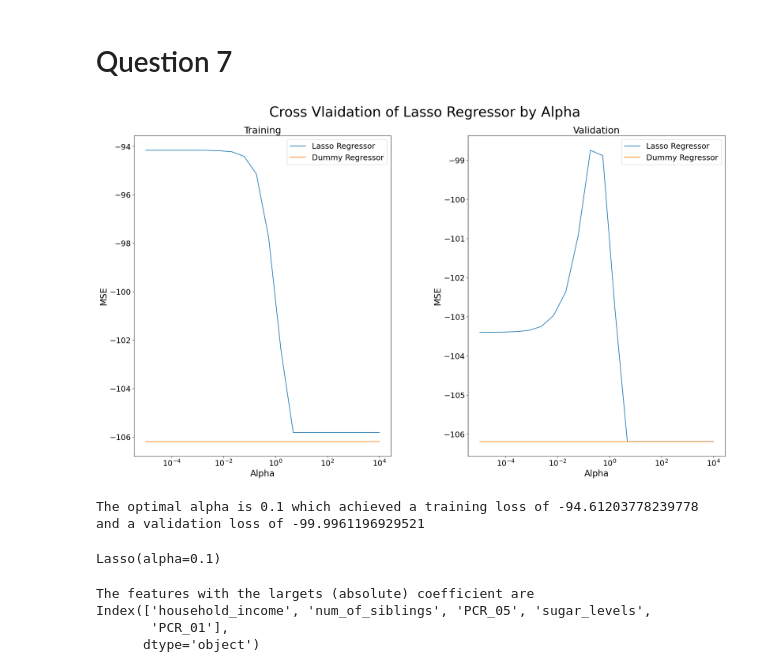
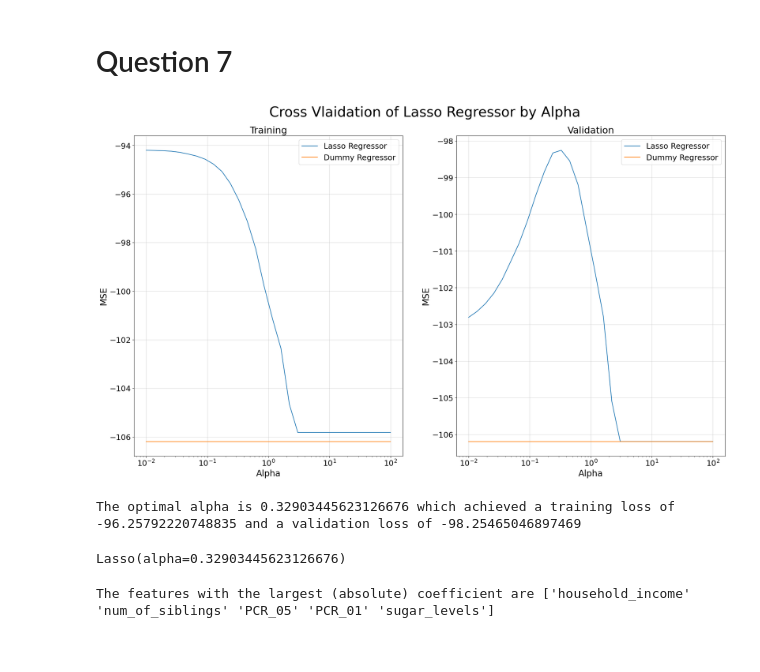
Before and after one commit to Ofir-Manor/Long3, a Jupyter notebook: 316084623-311288203.ipynb, the cells around one changed output. Drawn from its saved outputs; the diff is of its cells as text; code cells hidden in the pictures.

```diff
--- a/316084623-311288203.ipynb
+++ b/316084623-311288203.ipynb
@@ -210,11 +210,12 @@ def semilogx_plot(hp_list, cv_train_score, cv_val_score, dummy_train_score, dumm
     fig, axs = plt.subplots(1, 2, figsize=(20, 12))
     plt.suptitle(f"Cross Vlaidation of {model_title} by {hp_title}", fontsize=32)
     plt.tight_layout()
-    fig.subplots_adjust(hspace=0.5, wspace=0.3, top=0.9)
+    fig.subplots_adjust(hspace=0.5, wspace=0.2, top=0.9)
     axs = np.ravel(axs)
 
     axs[0].semilogx(hp_list, cv_train_score, label=model_title)
     axs[0].semilogx(hp_list, dummy_train_score, label="Dummy Regressor")
+    axs[0].grid(alpha = 0.5)
     axs[0].legend()
     axs[0].set_title("Training")
     axs[0].set_xlabel(hp_title)
@@ -222,6 +223,7 @@ def semilogx_plot(hp_list, cv_train_score, cv_val_score, dummy_train_score, dumm
 
     axs[1].semilogx(hp_list, cv_val_score, label=model_title)
     axs[1].semilogx(hp_list, dummy_val_score, label="Dummy Regressor")
+    axs[1].grid(alpha = 0.5)
     axs[1].legend()
     axs[1].set_title("Validation")
     axs[1].set_xlabel(hp_title)
@@ -258,39 +262,37 @@ LinearRegressor(lr=0.01)
 # %%
 from sklearn.linear_model import Lasso
 
-alpha_list = np.logspace(-5, 4, 20)
+alpha_list = np.logspace(-2, 2, 30)
 alpha_list = [0] + alpha_list
 mean_train_score = []
 mean_val_score = []
 
 for alpha in alpha_list:
     cur_lasso = Lasso(alpha = alpha, fit_intercept=True)
     cv_lasso_scores = cross_validate(cur_lasso, train_X, train_y, scoring="neg_mean_squared_error", cv=5, return_train_score=True)
     mean_train_score = np.append(mean_train_score, np.mean(cv_lasso_scores['train_score']))
     mean_val_score = np.append(mean_val_score, np.mean(cv_lasso_scores['test_score']))
 
 dummy_mean_train = np.full(shape=mean_train_score.shape, fill_value = dummy_redr_train_loss)
 dummy_mean_val = np.full(shape=mean_val_score.shape, fill_value = dummy_redr_val_loss)
 
 semilogx_plot(alpha_list, mean_train_score, mean_val_score, dummy_mean_train, dummy_mean_val, "Alpha", "Lasso Regressor")
 # %% [output]
-[figure, old version]
+[figure, new version]
 # %%
 opt_alpha_idx = np.argmax(mean_val_score)
 opt_alpha = alpha_list[opt_alpha_idx]
 print(f"The optimal alpha is {opt_alpha} which achieved a training loss of {mean_train_score[opt_alpha_idx]} and a validation loss of {mean_val_score[opt_alpha_idx]}")
 # %% [output]
-The optimal alpha is 0.1 which achieved a training loss of -94.61203778239778 and a validation loss of -99.9961196929521
+The optimal alpha is 0.32903445623126676 which achieved a training loss of -96.25792220748835 and a validation loss of -98.25465046897469
 # %%
 lasso_regressor = Lasso(alpha = opt_alpha, fit_intercept=True)
 lasso_regressor.fit(train_X, train_y)
 # %% [output]
-Lasso(alpha=0.1)
+Lasso(alpha=0.32903445623126676)
 # %%
 abs_coef = np.abs(lasso_regressor.coef_)
-opt_coef_idx = np.argpartition(abs_coef, -5)[-5:]
-print(f"The features with the largets (absolute) coefficient are {train_X.columns[opt_coef_idx]}")
+opt_coef_idx = np.argsort(abs_coef)
+print(f"The features with the largest (absolute) coefficient are {train_X.columns[opt_coef_idx[-5:]].values}")
 # %% [output]
-The features with the largets (absolute) coefficient are Index(['household_income', 'num_of_siblings', 'PCR_05', 'sugar_levels',
-       'PCR_01'],
-      dtype='object')
+The features with the largest (absolute) coefficient are ['household_income' 'num_of_siblings' 'PCR_05' 'PCR_01' 'sugar_levels']
```
Also changed, not shown: parts of 10 cells of this notebook.
